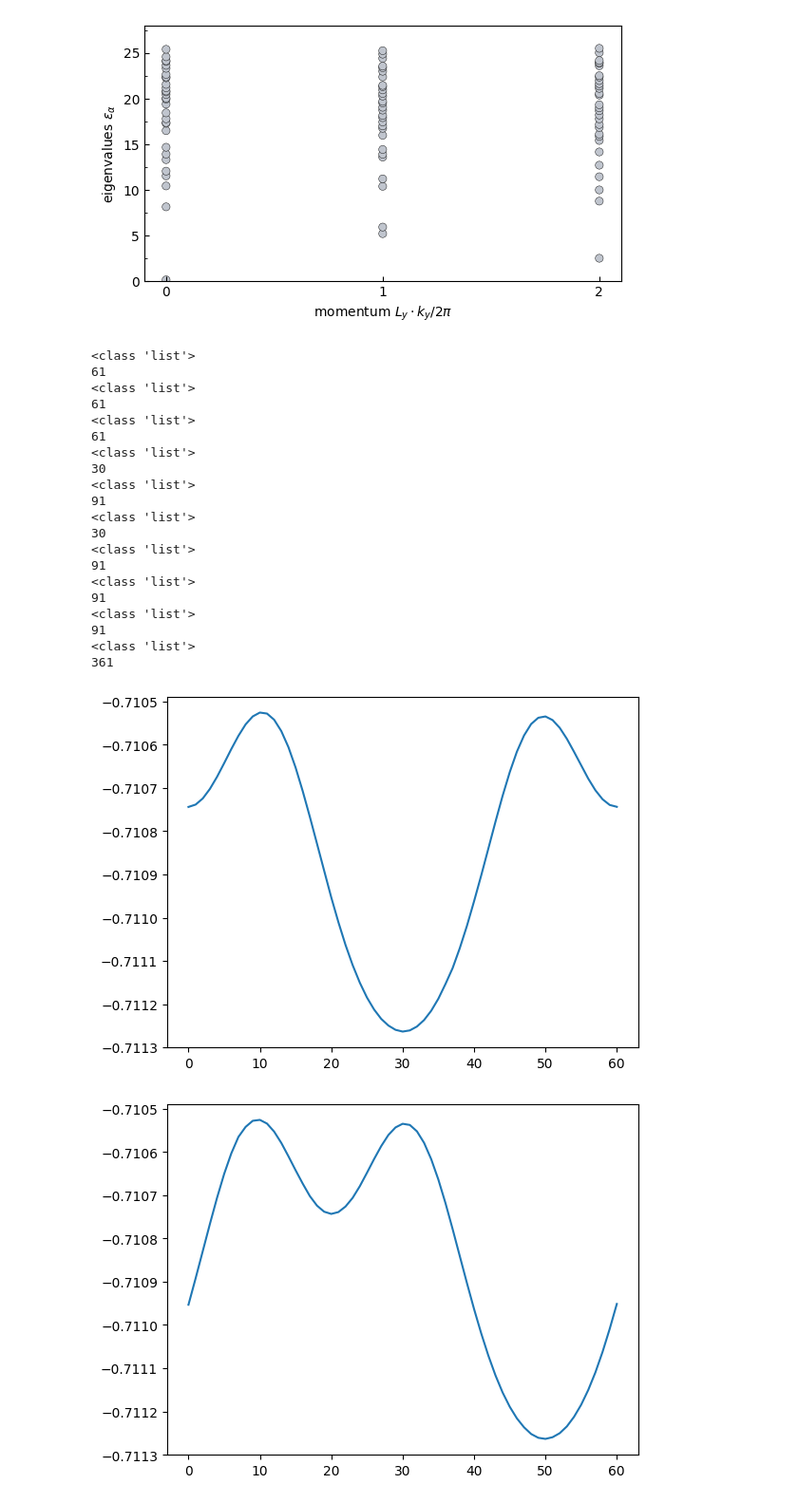
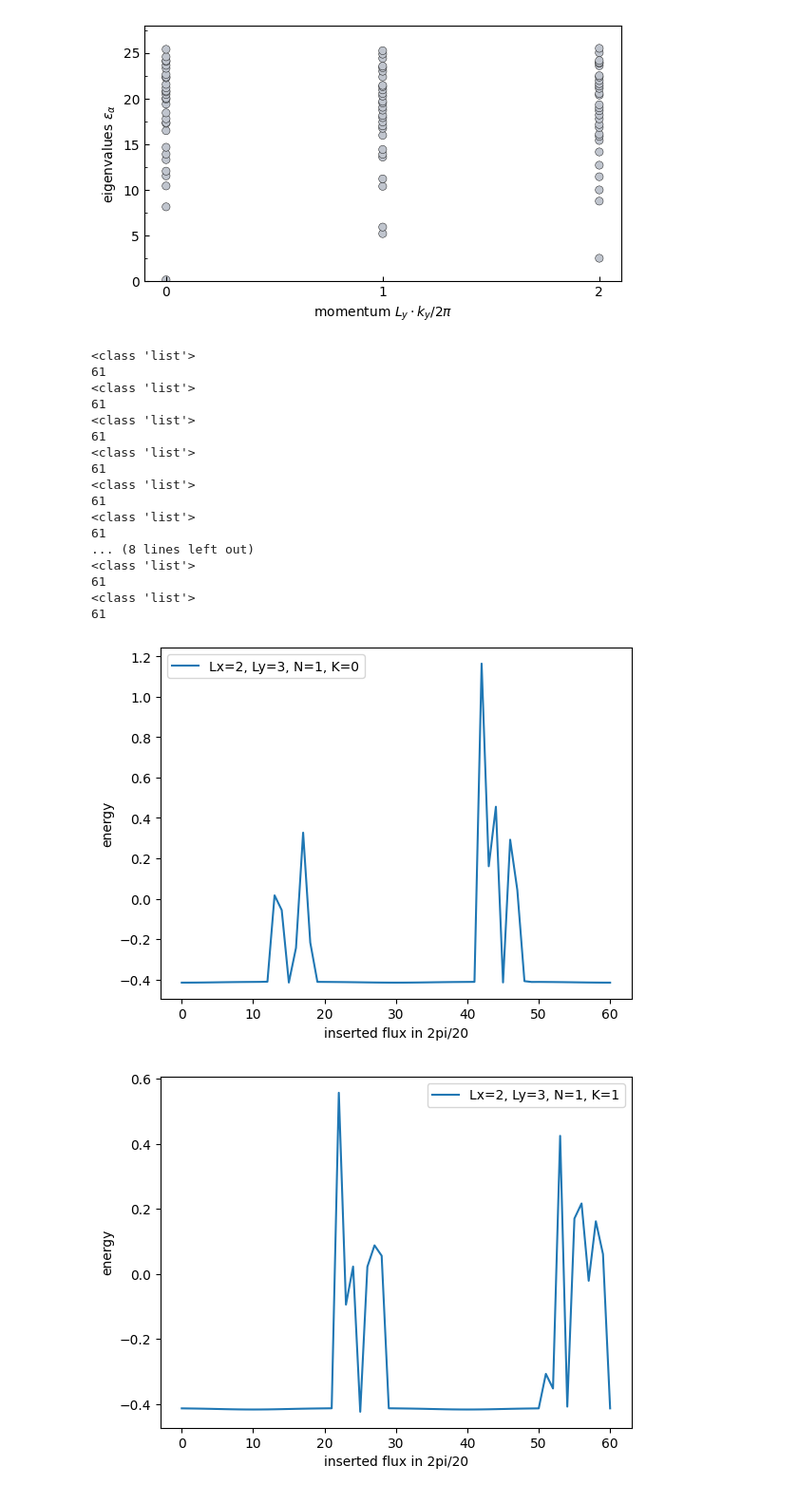
Before and after one commit to TZacha2001/MasterThesisFQHinTMDs, a Jupyter notebook: MPS_stuff/MPScalculations/plot_entanglement_spectrum.ipynb, the cells around one changed output. Shown at 95% size. Drawn from its saved outputs; the diff is of its cells as text; code cells hidden in the pictures.

```diff
--- a/MPS_stuff/MPScalculations/plot_entanglement_spectrum.ipynb
+++ b/MPS_stuff/MPScalculations/plot_entanglement_spectrum.ipynb
@@ -212,48 +212,56 @@ for fname in fname_list2:
 [figure]
 [figure]
 # %%
-fname_1_K0_30 = 'entspec_xk_Hofst_BL_pi_2_chi128_Lx2_Ly3_t-1.0_tp-0.25_K0_N1fluxes0.0-9.0-30.h5'
-fname_1_K0_91 = 'entspec_xk_Hofst_BL_pi_2_chi128_Lx2_Ly3_t-1.0_tp-0.25_K0_N1fluxes0.0-9.0-91.h5'
-fname_3_K0_30 = 'entspec_xk_Hofst_BL_pi_2_chi128_Lx2_Ly3_t-1.0_tp-0.25_K0_N3fluxes0.0-9.0-30.h5'
-fname_3_K0_91 = 'entspec_xk_Hofst_BL_pi_2_chi128_Lx2_Ly3_t-1.0_tp-0.25_K0_N3fluxes0.0-9.0-91.h5'
-fname_2_K1_91 = 'entspec_xk_Hofst_BL_pi_2_chi128_Lx2_Ly3_t-1.0_tp-0.25_K1_N2fluxes0.0-9.0-91.h5'
-fname_2_K2_91 = 'entspec_xk_Hofst_BL_pi_2_chi128_Lx2_Ly3_t-1.0_tp-0.25_K2_N2fluxes0.0-9.0-91.h5'
-fname_3_K0_361 = 'entspec_xk_Hofst_BL_pi_2_chi256_Lx2_Ly3_t-1.0_tp-0.25_K0_N3fluxes0.0-9.0-361.h5'
+fname_1_K0_61 = ['entspec_xk_Hofst_BL_pi_2_chi256_Lx2_Ly3_t-1.0_tp-0.25_K0_N1fluxes0.0-3.00-61.h5', 'Lx=2, Ly=3, N=1, K=0']
+fname_1_K1_61 = ['entspec_xk_Hofst_BL_pi_2_chi256_Lx2_Ly3_t-1.0_tp-0.25_K1_N1fluxes0.0-3.00-61.h5', 'Lx=2, Ly=3, N=1, K=1']
+fname_1_K2_61 = ['entspec_xk_Hofst_BL_pi_2_chi256_Lx2_Ly3_t-1.0_tp-0.25_K2_N1fluxes0.0-3.00-61.h5', 'Lx=2, Ly=3, N=1, K=2']
+fname_2_K0_61 = ['entspec_xk_Hofst_BL_pi_2_chi256_Lx2_Ly3_t-1.0_tp-0.25_K0_N2fluxes0.0-3.00-61.h5', 'Lx=2, Ly=3, N=2, K=0']
+fname_2_K1_61 = ['entspec_xk_Hofst_BL_pi_2_chi256_Lx2_Ly3_t-1.0_tp-0.25_K1_N2fluxes0.0-3.00-61.h5', 'Lx=2, Ly=3, N=2, K=1']
+fname_2_K2_61 = ['entspec_xk_Hofst_BL_pi_2_chi256_Lx2_Ly3_t-1.0_tp-0.25_K2_N2fluxes0.0-3.00-61.h5', 'Lx=2, Ly=3, N=2, K=2']
+fname_3_K0_61 = ['entspec_xk_Hofst_BL_pi_2_chi256_Lx2_Ly3_t-1.0_tp-0.25_K0_N3fluxes0.0-3.00-61.h5', 'Lx=2, Ly=3, N=3, K=0']
+fname_3_K1_61 = ['entspec_xk_Hofst_BL_pi_2_chi256_Lx2_Ly3_t-1.0_tp-0.25_K1_N3fluxes0.0-3.00-61.h5', 'Lx=2, Ly=3, N=3, K=1']
+fname_3_K2_61 = ['entspec_xk_Hofst_BL_pi_2_chi256_Lx2_Ly3_t-1.0_tp-0.25_K2_N3fluxes0.0-3.00-61.h5', 'Lx=2, Ly=3, N=3, K=2']
 
-fname_4_K0_61 = 'entspec_xk_Hofst_BL_pi_2_chi512_Lx2_Ly6_t-1.0_tp-0.25_K0_N4fluxes0.0-3.00-61.h5'
-fname_4_K2_61 = 'entspec_xk_Hofst_BL_pi_2_chi512_Lx2_Ly6_t-1.0_tp-0.25_K2_N4fluxes0.0-3.00-61.h5'
-fname_4_K4_61 = 'entspec_xk_Hofst_BL_pi_2_chi512_Lx2_Ly6_t-1.0_tp-0.25_K4_N4fluxes0.0-3.00-61.h5'
+fname_2_K0_61_ = ['entspec_xk_Hofst_BL_pi_2_chi512_Lx2_Ly6_t-1.0_tp-0.25_K0_N2fluxes0.0-3.00-61.h5', 'Lx=2, Ly=6, N=2, K=0']
+fname_2_K2_61_ = ['entspec_xk_Hofst_BL_pi_2_chi512_Lx2_Ly6_t-1.0_tp-0.25_K2_N2fluxes0.0-3.00-61.h5', 'Lx=2, Ly=6, N=2, K=2']
+fname_2_K4_61_ = ['entspec_xk_Hofst_BL_pi_2_chi512_Lx2_Ly6_t-1.0_tp-0.25_K4_N2fluxes0.0-3.00-61.h5', 'Lx=2, Ly=6, N=2, K=4']
+fname_4_K0_61_ = ['entspec_xk_Hofst_BL_pi_2_chi512_Lx2_Ly6_t-1.0_tp-0.25_K0_N4fluxes0.0-3.00-61.h5', 'Lx=2, Ly=6, N=4, K=0']
+fname_4_K2_61_ = ['entspec_xk_Hofst_BL_pi_2_chi512_Lx2_Ly6_t-1.0_tp-0.25_K2_N4fluxes0.0-3.00-61.h5', 'Lx=2, Ly=6, N=4, K=2']
+fname_4_K4_61_ = ['entspec_xk_Hofst_BL_pi_2_chi512_Lx2_Ly6_t-1.0_tp-0.25_K4_N4fluxes0.0-3.00-61.h5', 'Lx=2, Ly=6, N=4, K=4']
+fname_6_K0_61_ = ['entspec_xk_Hofst_BL_pi_2_chi512_Lx2_Ly6_t-1.0_tp-0.25_K0_N6fluxes0.0-3.00-61.h5', 'Lx=2, Ly=6, N=6, K=0']
+fname_6_K2_61_ = ['entspec_xk_Hofst_BL_pi_2_chi512_Lx2_Ly6_t-1.0_tp-0.25_K2_N6fluxes0.0-3.00-61.h5', 'Lx=2, Ly=6, N=6, K=2']
+fname_6_K4_61_ = ['entspec_xk_Hofst_BL_pi_2_chi512_Lx2_Ly6_t-1.0_tp-0.25_K4_N6fluxes0.0-3.00-61.h5', 'Lx=2, Ly=6, N=6, K=4']
 
-fname_E_list = [fname_4_K0_61, fname_4_K2_61, fname_4_K4_61, fname_1_K0_30, fname_1_K0_91, fname_3_K0_30, fname_3_K0_91, fname_2_K1_91, fname_2_K2_91, fname_3_K0_361]
+fname_E_list = [fname_1_K0_61, fname_1_K1_61, fname_1_K2_61, fname_2_K0_61, fname_2_K1_61, fname_2_K2_61, fname_3_K0_61, fname_3_K1_61, fname_3_K2_61, fname_4_K0_61_, fname_4_K2_61_, fname_4_K4_61_]
 
 for fname in fname_E_list:
-    data = load_data_h5(loc+fname)
+    data = load_data_h5(loc+fname[0])
     E = data['E']
     fig = pl.figure()
     ax.set_xlim(0, 9)
-    pl.plot(E)
+    pl.plot(E, label=fname[1])
+    pl.ylabel('energy')
+    pl.xlabel('inserted flux in 2pi/20')
+    pl.legend()
     print(type(E))
     print(len(E))
 # %% [output]
 <class 'list'>
 61
 <class 'list'>
 61
 <class 'list'>
 61
 <class 'list'>
-30
+61
 <class 'list'>
-91
+61
 <class 'list'>
-30
+61
+... (8 lines left out)
 <class 'list'>
-91
+61
 <class 'list'>
-91
-<class 'list'>
-91
-<class 'list'>
-361
+61
-[figure, old version]
+[figure, new version]
-[figure, old version]
+[figure, new version]
```
Also changed, not shown: parts of 2 cells of this notebook, 50 other files.
